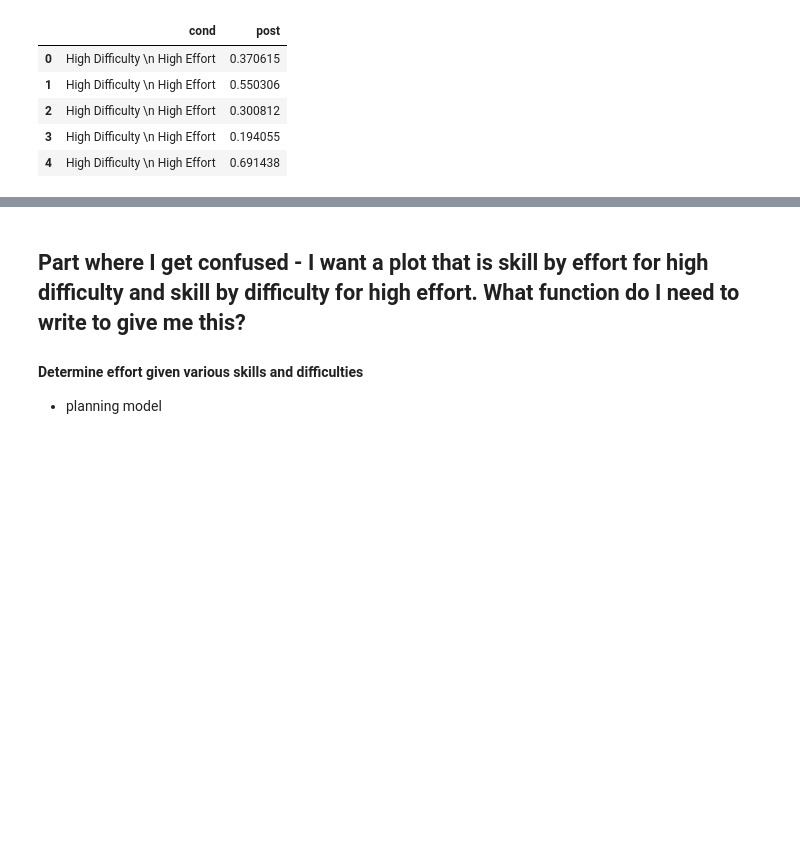
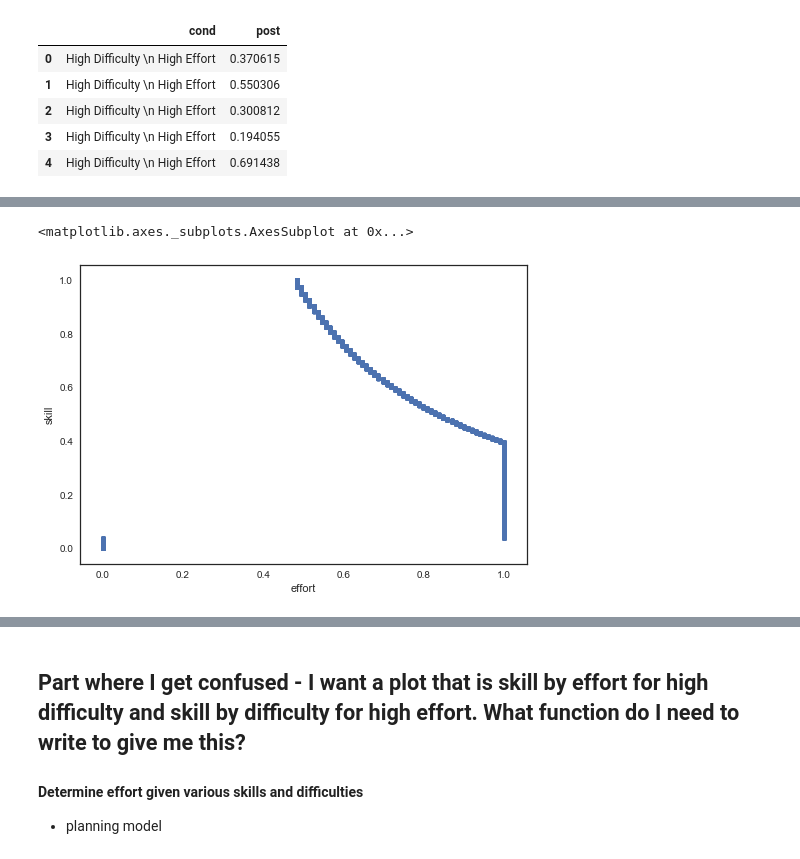
Before and after one commit to jlnrd/Effort, a Jupyter notebook: Effort_optimization_Inferring_Comp.ipynb, the cells around one changed output, grey strips where cells are left out. Drawn from its saved outputs; the diff is of its cells as text; code cells hidden in the pictures; blank space fills up the shorter version.

Commit message:
playing around with functions

```diff
--- a/Effort_optimization_Inferring_Comp.ipynb
+++ b/Effort_optimization_Inferring_Comp.ipynb
@@ -139,7 +139,7 @@ def create_priors_opt(n_samples, tao_skill, u_skill, cost, A, B, diff, reward=1,
     high_effort = efforts > effort_threshold
     success = prob_reward(efforts, diff, skills, A, B) > np.random.random(n_samples)
 
-    return skills,  success, high_effort, effort
+    return skills,  success, high_effort, efforts
 
 
 def rmse(predictions, targets):
@@ -341,3 +341,30 @@ df.head()
 | 4 | High Difficulty \n High Effort | 0.691438 |
 # %%
 #plot?
+# %%
+def run_model_continuous(cost, A, B, u_skill, tao_skill, n_samples=10000):
+    """function that takes in free parameters and returns model predictions (predicted skill)
+    when difficulty is high only and reward is achieved
+    Parameters
+    ----------
+    """
+
+    np.random.seed(0)
+    REWARD=1
+    high_diff = .8 #arbitrarly set
+
+    high_diff_skills, high_diff_success, high_diff_high_effort, effort_high_diff = create_priors_opt(
+        n_samples =n_samples, tao_skill=tao_skill, u_skill=u_skill, cost=cost, A=A, B=B, diff = high_diff
+    )
+
+
+    skill_high_diff = high_diff_skills[high_diff_success ] # get range of skills when diff is high and success is true
+    eff_high_diff = effort_high_diff[high_diff_success ] # get range of effort when diff is high and success is true
+
+    return skill_high_diff , eff_high_diff
+# %%
+ skill_high_diff, effort_high_diff= run_model_continuous(cost = .1, A = 2, B = 9, u_skill = .5, tao_skill = 1,  n_samples=10000) #play with parameters
+# %%
+d = {'skill':  skill_high_diff, 'effort': effort_high_diff}
+df = pd.DataFrame(data=d)
+df.head()
@@ -343,0 +378,5 @@ df.head()
+# %%
+df.plot.scatter('effort','skill')
+# %% [output]
+<matplotlib.axes._subplots.AxesSubplot at 0x...>
+[figure, added]
```
Also changed, not shown: parts of 4 cells of this notebook.
